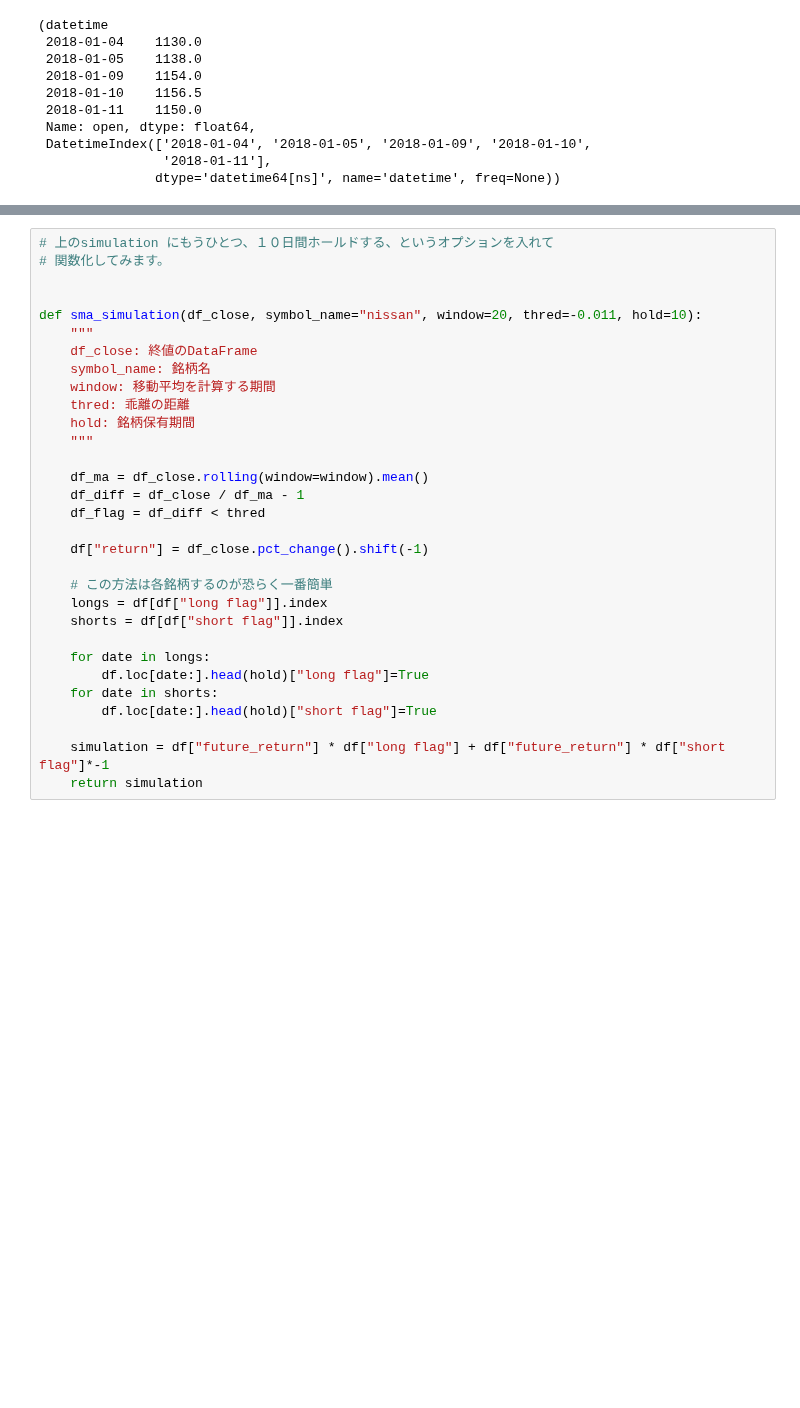
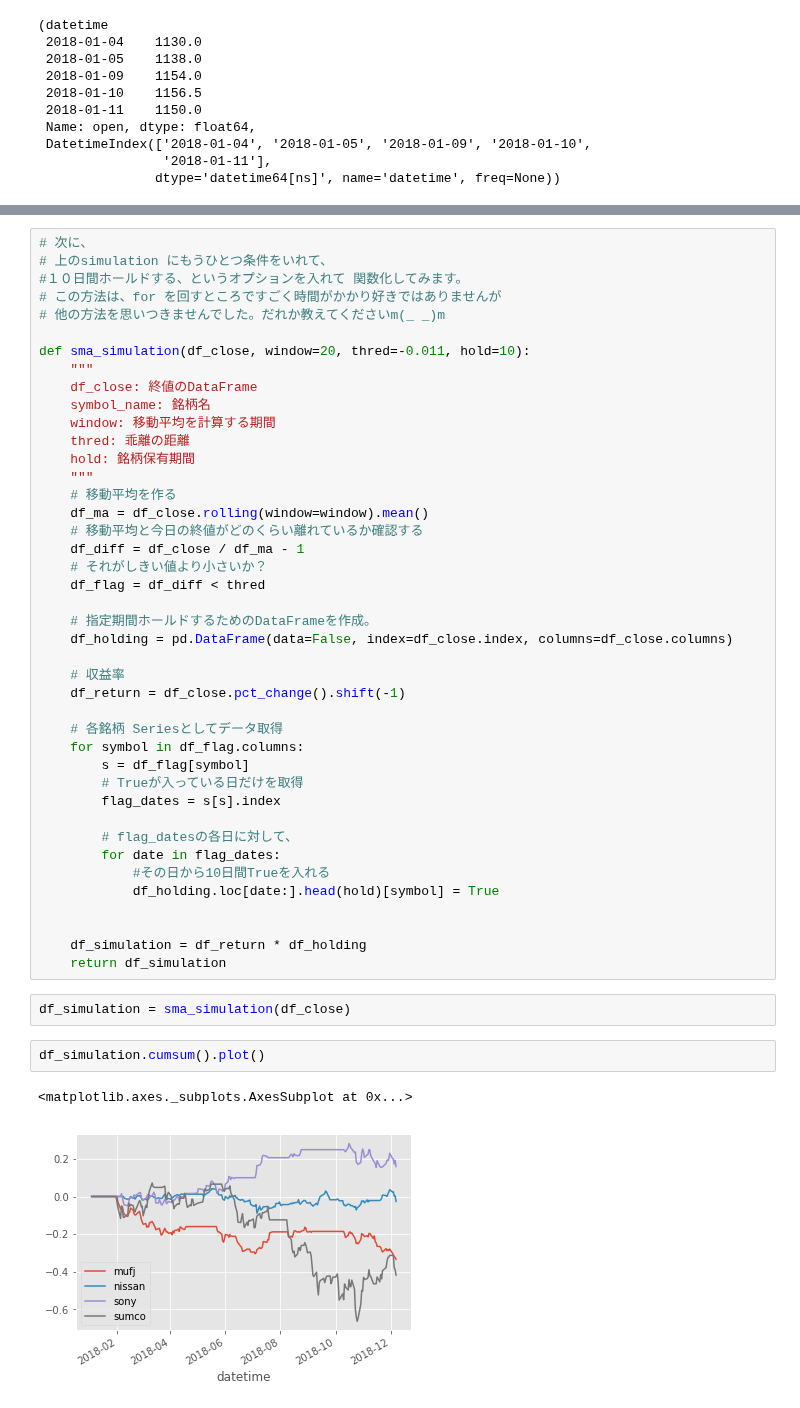
Before and after one commit to shinseitaro/fintalk, a Jupyter notebook: 時系列データ分析/テクニカル分析練習問題答え.ipynb, the cells around one changed output, grey strips where cells are left out. Saved outputs shown, nothing was run; the diff lists cells and outputs as text; blank space fills up the shorter version.

```diff
--- a/時系列データ分析/テクニカル分析練習問題答え.ipynb
+++ b/時系列データ分析/テクニカル分析練習問題答え.ipynb
@@ -186,11 +173,13 @@ df_simulation.cumsum().plot(figsize=(10,10))
 <matplotlib.axes._subplots.AxesSubplot at 0x...>
 [figure]
 # %%
-# 上のsimulation にもうひとつ、１０日間ホールドする、というオプションを入れて
-# 関数化してみます。
+# 次に、
+# 上のsimulation にもうひとつ条件をいれて、
+#１０日間ホールドする、というオプションを入れて 関数化してみます。
+# この方法は、for を回すところですごく時間がかかり好きではありませんが
+# 他の方法を思いつきませんでした。だれか教えてくださいm(_ _)m
 
-
-def sma_simulation(df_close, symbol_name="nissan", window=20, thred=-0.011, hold=10):
+def sma_simulation(df_close, window=20, thred=-0.011, hold=10):
     """
     df_close: 終値のDataFrame
     symbol_name: 銘柄名
@@ -198,21 +187,37 @@ def sma_simulation(df_close, symbol_name="nissan", window=20, thred=-0.011, hold
     thred: 乖離の距離
     hold: 銘柄保有期間
     """
-
+    # 移動平均を作る
     df_ma = df_close.rolling(window=window).mean()
+    # 移動平均と今日の終値がどのくらい離れているか確認する
     df_diff = df_close / df_ma - 1
+    # それがしきい値より小さいか？
     df_flag = df_diff < thred
 
-    df["return"] = df_close.pct_change().shift(-1)
+    # 指定期間ホールドするためのDataFrameを作成。
+    df_holding = pd.DataFrame(data=False, index=df_close.index, columns=df_close.columns)
 
-    # この方法は各銘柄するのが恐らく一番簡単
-    longs = df[df["long flag"]].index
-    shorts = df[df["short flag"]].index
+    # 収益率
+    df_return = df_close.pct_change().shift(-1)
 
-    for date in longs:
-        df.loc[date:].head(hold)["long flag"]=True
-    for date in shorts:
-        df.loc[date:].head(hold)["short flag"]=True
+    # 各銘柄 Seriesとしてデータ取得
+    for symbol in df_flag.columns:
+        s = df_flag[symbol]
+        # Trueが入っている日だけを取得
+        flag_dates = s[s].index
 
-    simulation = df["future_return"] * df["long flag"] + df["future_return"] * df["short flag"]*-1
-    return simulation
+        # flag_datesの各日に対して、
+        for date in flag_dates:
+            #その日から10日間Trueを入れる
+            df_holding.loc[date:].head(hold)[symbol] = True
+
+
+    df_simulation = df_return * df_holding
+    return df_simulation
+# %%
+df_simulation = sma_simulation(df_close)
+# %%
+df_simulation.cumsum().plot()
+# %% [output]
+<matplotlib.axes._subplots.AxesSubplot at 0x...>
+[figure, added]
```
Also changed, not shown: parts of 7 cells of this notebook, 5 other files.
